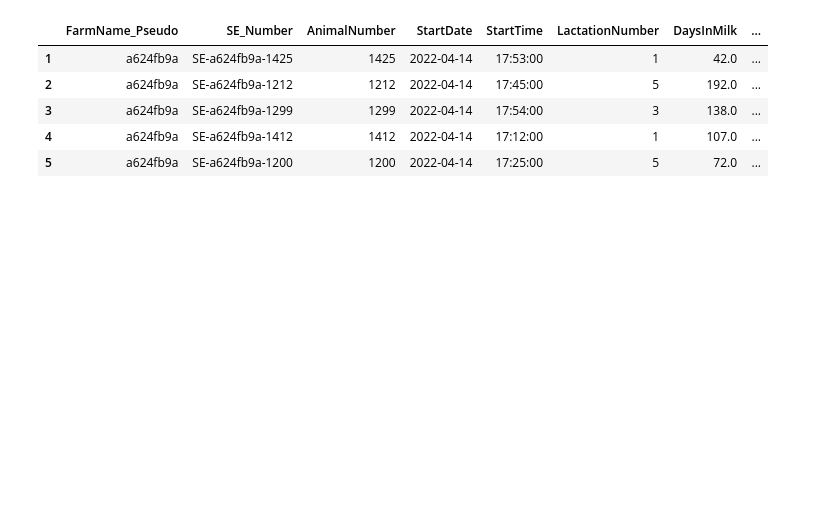
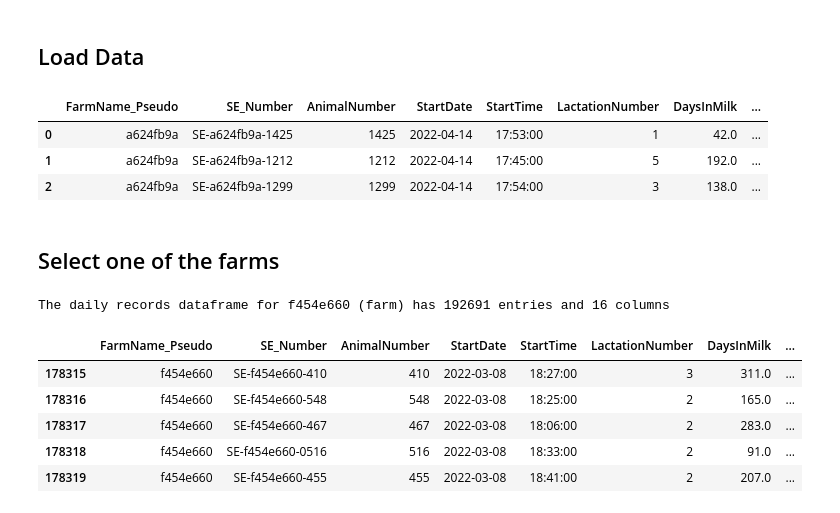
Before and after one commit to axeUUeng/HeatStressEvaluation, a Jupyter notebook: Modeling/BoxPlots.ipynb, the cells around one changed output. Drawn from its saved outputs; the diff is of its cells as text; code cells hidden in the pictures; blank space fills up the shorter version.

```diff
--- a/Modeling/BoxPlots.ipynb
+++ b/Modeling/BoxPlots.ipynb
@@ -9,16 +11,33 @@ from scipy import stats
 %load_ext autoreload
 %autoreload 2
+# %% [markdown]
+## Load Data
 # %%
 milk_data = pd.read_csv('../Data/TheData.csv')
 milk_data['DateTime'] = pd.to_datetime(milk_data['DateTime'], errors='coerce')
 milk_data['StartTime'] = pd.to_datetime(milk_data['StartTime'], format='%H:%M:%S', errors='coerce').dt.time
 milk_data['StartDate'] = pd.to_datetime(milk_data['StartDate'], errors='coerce')
+milk_data.head(3)
+# %% [output]
+|  | FarmName_Pseudo | SE_Number | AnimalNumber | StartDate | StartTime | LactationNumber | DaysInMilk | ... |
+| 0 | a624fb9a | SE-a624fb9a-1425 | 1425 | 2022-04-14 | 17:53:00 | 1 | 42.0 | ... |
+| 1 | a624fb9a | SE-a624fb9a-1212 | 1212 | 2022-04-14 | 17:45:00 | 5 | 192.0 | ... |
+| 2 | a624fb9a | SE-a624fb9a-1299 | 1299 | 2022-04-14 | 17:54:00 | 3 | 138.0 | ... |
-# %%
-milk_data.head()
-# %% [output]
-|  | FarmName_Pseudo | SE_Number | AnimalNumber | StartDate | StartTime | LactationNumber | DaysInMilk | ... |
-| 1 | a624fb9a | SE-a624fb9a-1425 | 1425 | 2022-04-14 | 17:53:00 | 1 | 42.0 | ... |
-| 2 | a624fb9a | SE-a624fb9a-1212 | 1212 | 2022-04-14 | 17:45:00 | 5 | 192.0 | ... |
-| 3 | a624fb9a | SE-a624fb9a-1299 | 1299 | 2022-04-14 | 17:54:00 | 3 | 138.0 | ... |
-| 4 | a624fb9a | SE-a624fb9a-1412 | 1412 | 2022-04-14 | 17:12:00 | 1 | 107.0 | ... |
-| 5 | a624fb9a | SE-a624fb9a-1200 | 1200 | 2022-04-14 | 17:25:00 | 5 | 72.0 | ... |
+# %% [markdown]
+## Select one of the farms
+# %%
+subject_type = 'farm'
+farm_id = 'f454e660' #adjust here for specific farm  a624fb9a or f454e660 (Farm 1 and Farm 2)
+
+selected_farm_data = milk_data[milk_data['FarmName_Pseudo'] == farm_id].copy()
+
+print(f"The daily records dataframe for {farm_id} ({subject_type}) has {selected_farm_data.shape[0]} entries and {selected_farm_data.shape[1]} columns")
+selected_farm_data.head()
+# %% [output]
+The daily records dataframe for f454e660 (farm) has 192691 entries and 16 columns
+|  | FarmName_Pseudo | SE_Number | AnimalNumber | StartDate | StartTime | LactationNumber | DaysInMilk | ... |
+| 178315 | f454e660 | SE-f454e660-410 | 410 | 2022-03-08 | 18:27:00 | 3 | 311.0 | ... |
+| 178316 | f454e660 | SE-f454e660-548 | 548 | 2022-03-08 | 18:25:00 | 2 | 165.0 | ... |
+| 178317 | f454e660 | SE-f454e660-467 | 467 | 2022-03-08 | 18:06:00 | 2 | 283.0 | ... |
+| 178318 | f454e660 | SE-f454e660-0516 | 516 | 2022-03-08 | 18:33:00 | 2 | 91.0 | ... |
+| 178319 | f454e660 | SE-f454e660-455 | 455 | 2022-03-08 | 18:41:00 | 2 | 207.0 | ... |
```
Also changed, not shown: parts of 10 cells of this notebook.
